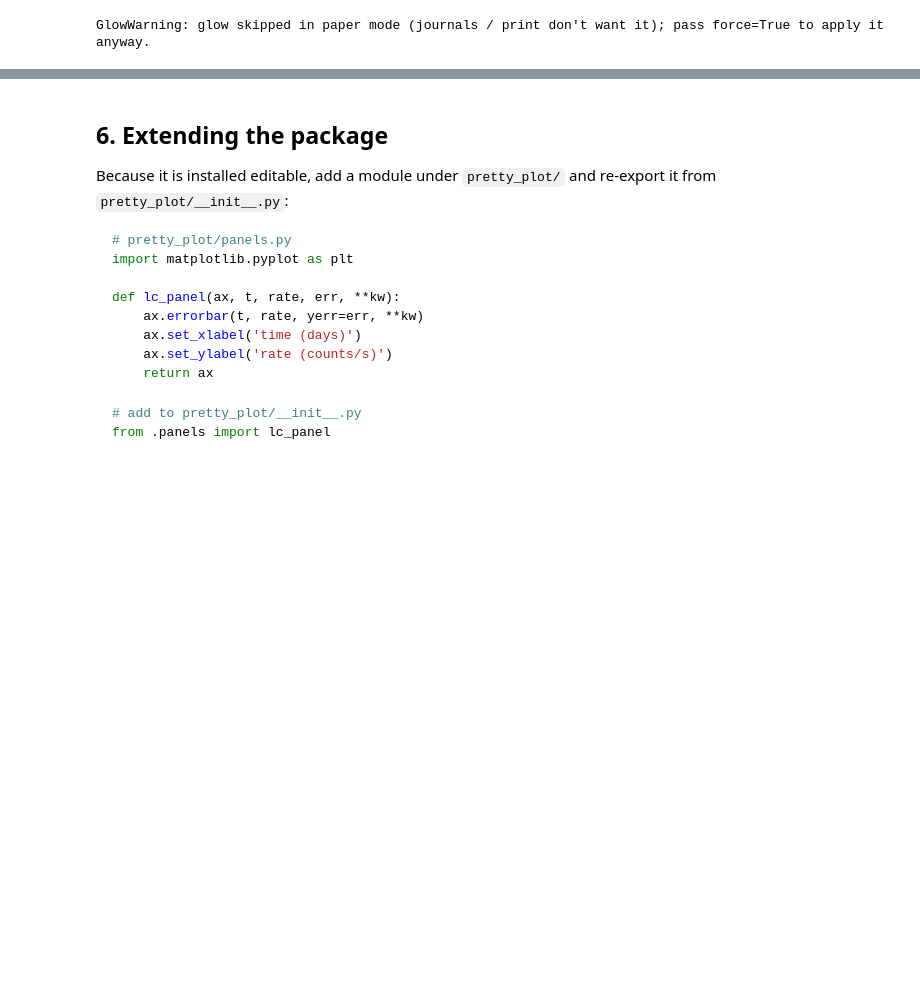
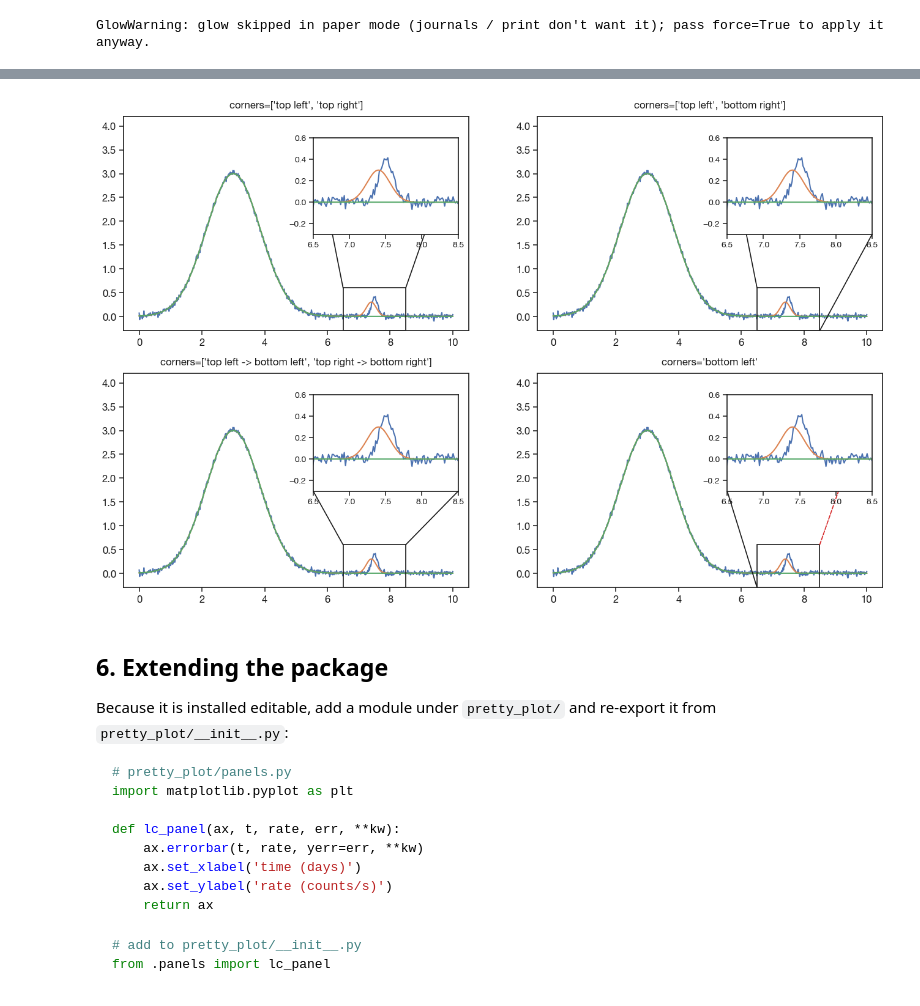
Before and after one commit to NikolasVasilas/My_pretty_plots, a Jupyter notebook: docs/pretty_plot_examples.ipynb, the cells around one changed output, grey strips where cells are left out. Drawn from its saved outputs; the diff is of its cells as text; code cells hidden in the pictures; blank space fills up the shorter version.

```diff
--- a/docs/pretty_plot_examples.ipynb
+++ b/docs/pretty_plot_examples.ipynb
@@ -691,3 +696,29 @@ pp.use('dark')
+# %%
+# 2. choosing the corners
+pp.use('light')
+choices = [
+    ['top left', 'top right'],
+    ['top left', 'bottom right'],
+    ['top left -> bottom left', 'top right -> bottom right'],
+    'bottom left',                         # just one line
+]
+fig, axes = plt.subplots(2, 2, figsize=(16, 10))
+for ax, corners in zip(axes.flat, choices):
+    draw(ax)
+    ax.set_ylim(-0.3, 4.2)
+    axins = pp.zoom_inset(ax, (6.5, 8.5), (-0.3, 0.6), bounds=[0.55, 0.45, 0.42, 0.45],
+                          corners=corners)
+    draw(axins)
+    axins.tick_params(labelsize=10)
+    ax.set_title(f'corners={corners!r}', fontsize=12)
+
+# add one more line afterwards, with its own style
+pp.zoom_lines(axins, 'top right', color='tab:red', linestyle='--')
+plt.show()
+
+pp.use('dark')
+# %% [output]
+[figure, added]
 # %% [markdown]
 ## 6. Extending the package
 
```
Also changed, not shown: parts of 7 cells of this notebook, 5 other files.
